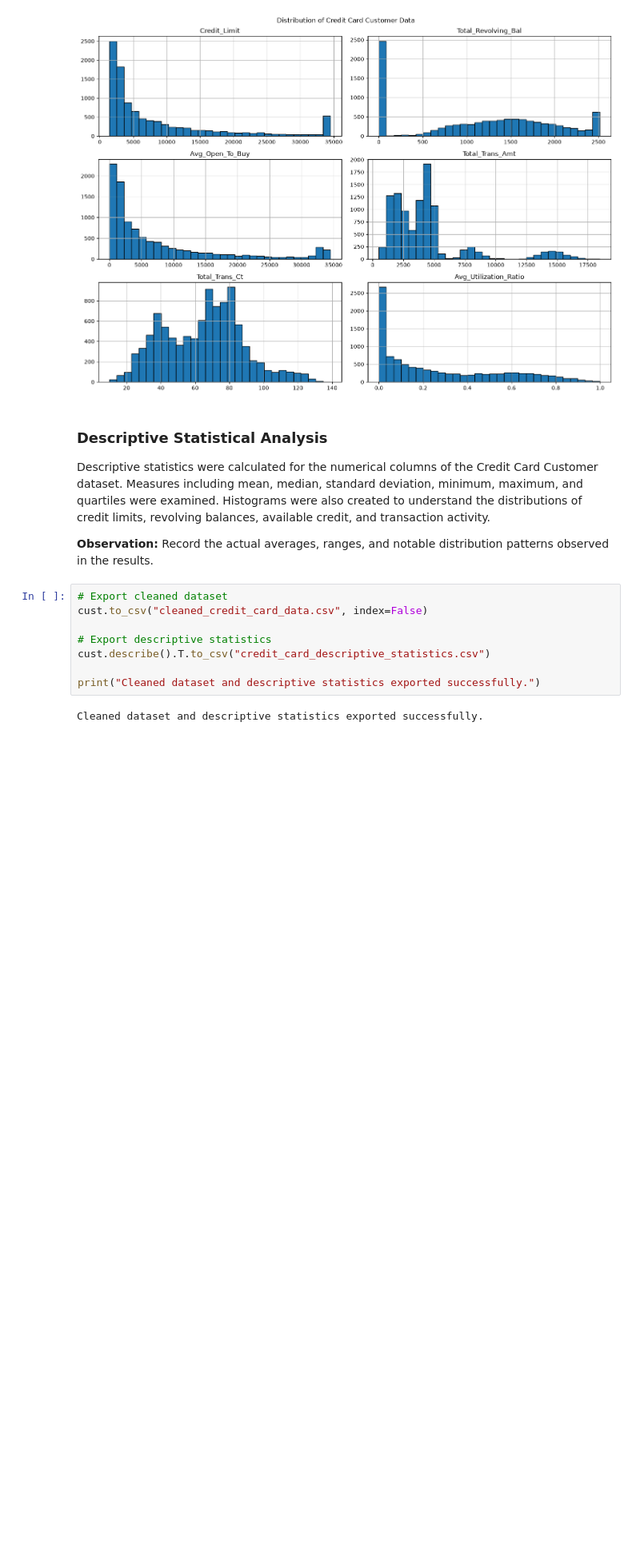
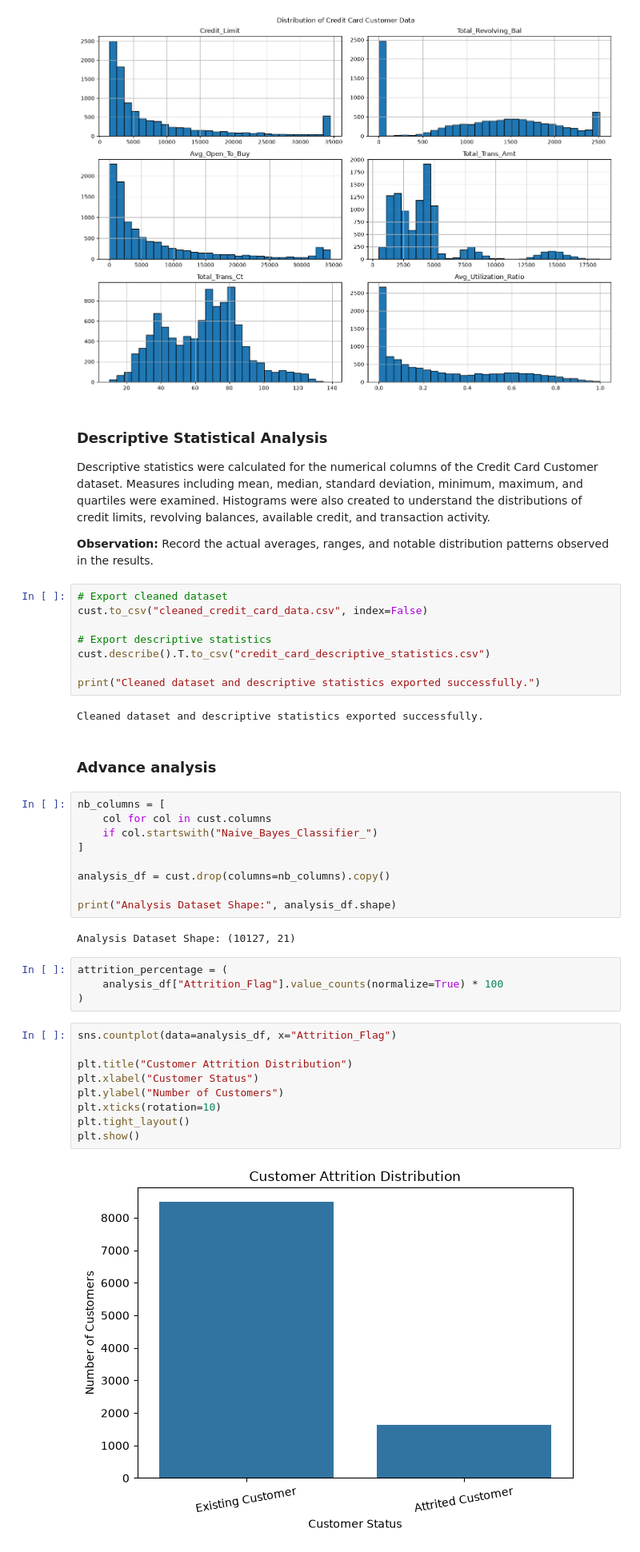
Before and after one commit to rajjadav007/Credit_card_customer_analysis, a Jupyter notebook: BankData.ipynb, the cells around one changed output. Shown at 80% size. Drawn from its saved outputs; the diff is of its cells as text; blank space fills up the shorter version.

```diff
--- a/BankData.ipynb
+++ b/BankData.ipynb
@@ -562,3 +562,31 @@ cust.describe().T.to_csv("credit_card_descriptive_statistics.csv")
 print("Cleaned dataset and descriptive statistics exported successfully.")
 # %% [output]
 Cleaned dataset and descriptive statistics exported successfully.
+# %% [markdown]
+### Advance analysis
+# %%
+nb_columns = [
+    col for col in cust.columns
+    if col.startswith("Naive_Bayes_Classifier_")
+]
+
+analysis_df = cust.drop(columns=nb_columns).copy()
+
+print("Analysis Dataset Shape:", analysis_df.shape)
+# %% [output]
+Analysis Dataset Shape: (10127, 21)
+# %%
+attrition_percentage = (
+    analysis_df["Attrition_Flag"].value_counts(normalize=True) * 100
+)
+# %%
+sns.countplot(data=analysis_df, x="Attrition_Flag")
+
+plt.title("Customer Attrition Distribution")
+plt.xlabel("Customer Status")
+plt.ylabel("Number of Customers")
+plt.xticks(rotation=10)
+plt.tight_layout()
+plt.show()
+# %% [output]
+[figure, added]
```
Also changed, not shown: parts of 36 cells of this notebook, 2 other files.
